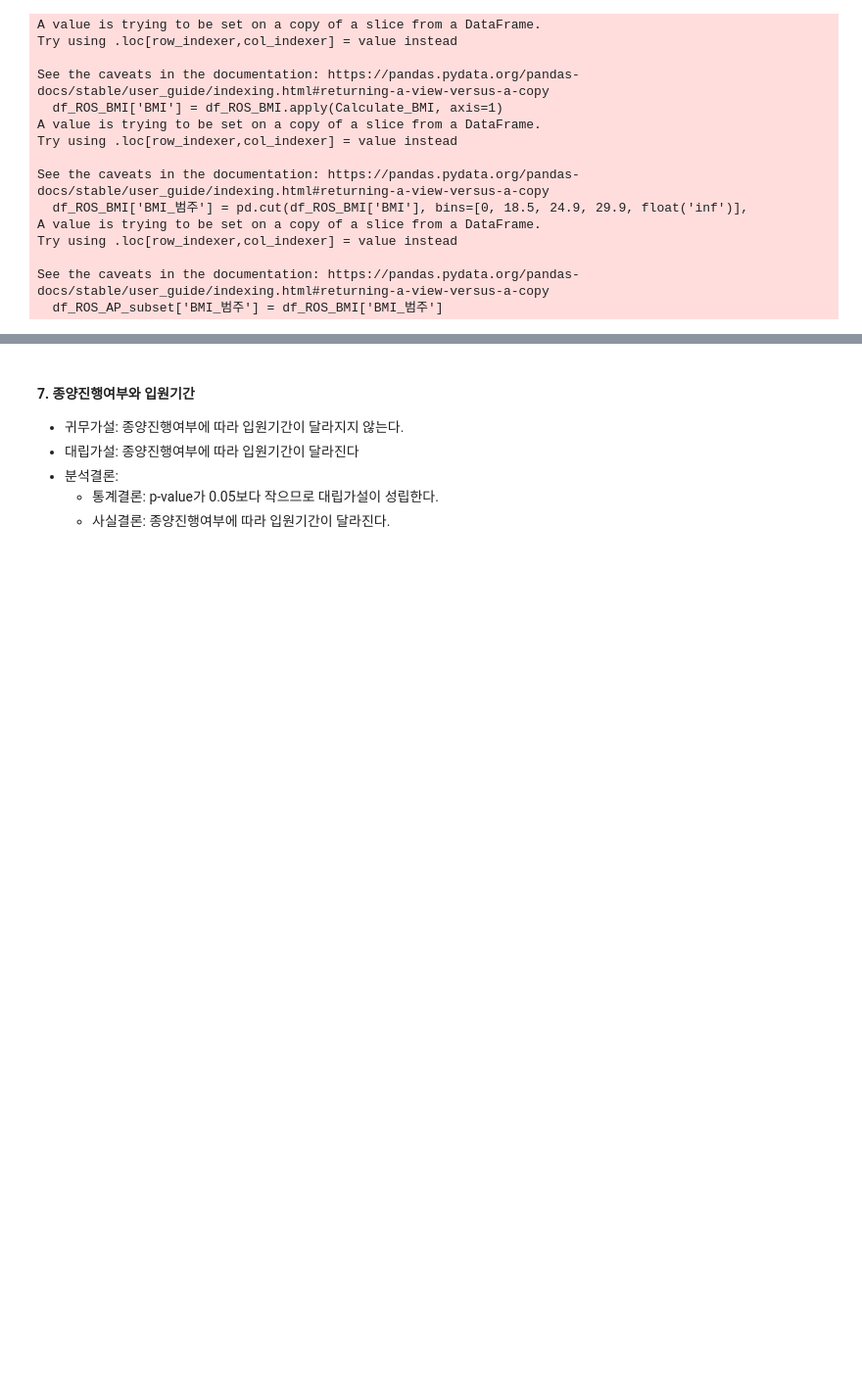
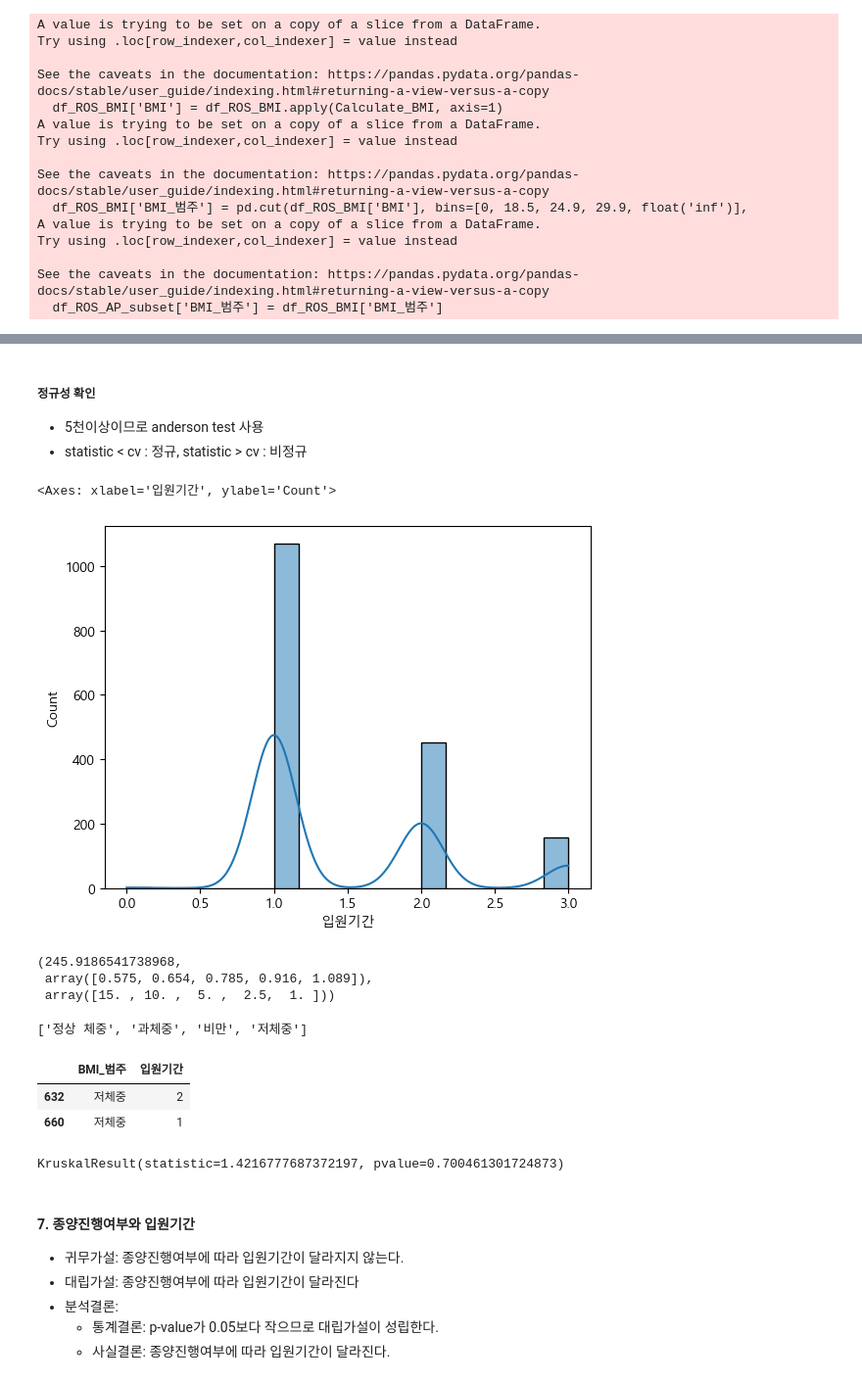
Before and after one commit to dancingKimDH/toy_data_analytics, a Jupyter notebook: codes/CDA/CDA아라.ipynb, the cells around one changed output, grey strips where cells are left out. Shown: that part at 98% size. Cells and saved outputs as stored; diff of their text form; code cells hidden in the pictures; blank space fills up the shorter version.

```diff
--- a/codes/CDA/CDA아라.ipynb
+++ b/codes/CDA/CDA아라.ipynb
@@ -110,0 +125,3 @@ KruskalResult(statistic=nan, pvalue=nan)
+# %%
+condition = (df_BMI['BMI_범주'] == '저체중') | (df_BMI['BMI_범주'] == '정상 체중') | (df_BMI['BMI_범주'] == '과체중')| (df_BMI['BMI_범주'] == '비만')
+df_BMI_BW = df_BMI[condition][['BMI_범주','입원기간']]
@@ -110,0 +140,22 @@ KruskalResult(statistic=nan, pvalue=nan)
+# %% [markdown]
+##### 정규성 확인
+ - 5천이상이므로 anderson test 사용
+ - statistic < cv : 정규, statistic > cv : 비정규
+# %%
+sns.histplot(data=df_BMI_BW, x='입원기간', kde=True)
+# %% [output]
+<Axes: xlabel='입원기간', ylabel='Count'>
+[figure, added]
+# %%
+statistic, cv, sl = stats.anderson(df_BMI_BW['입원기간'])
+statistic, cv, sl
+# %% [output]
+(245.9186541738968,
+ array([0.575, 0.654, 0.785, 0.916, 1.089]),
+ array([15. , 10. ,  5. ,  2.5,  1. ]))
+# %%
+#type(df_channel4_amount['channel'].value_counts())
+df_BMI_BW_list = df_BMI_BW['BMI_범주'].value_counts().index.to_list()
+df_BMI_BW_list
+# %% [output]
+['정상 체중', '과체중', '비만', '저체중']
@@ -111,3 +168,15 @@ KruskalResult(statistic=nan, pvalue=nan)
+# %%
+#len(df_result)
+df_result[3][:2]
+# %% [output]
+|  | BMI_범주 | 입원기간 |
+| 632 | 저체중 | 2 |
+| 660 | 저체중 | 1 |
+# %%
+### 검증 각 변수 4개
+stats.kruskal(df_BMI['입원기간'], df_result[1]['입원기간'], df_result[2]['입원기간'], df_result[3]['입원기간'])
+# %% [output]
+KruskalResult(statistic=1.4216777687372197, pvalue=0.700461301724873)
 # %% [markdown]
 #### 7. 종양진행여부와 입원기간
 - 귀무가설: 종양진행여부에 따라 입원기간이 달라지지 않는다.
```
Also changed, not shown: parts of 12 cells of this notebook, 2 other files.
